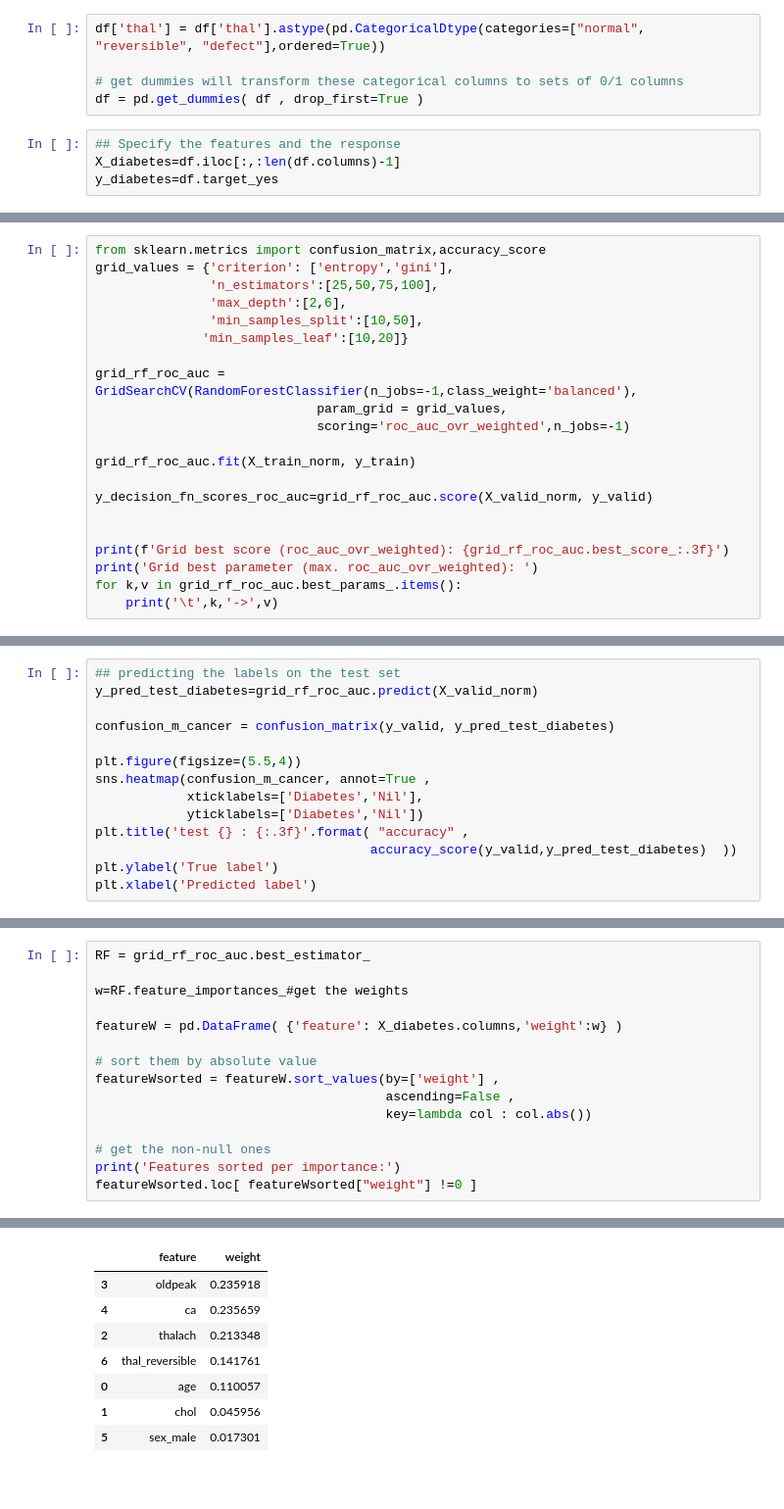
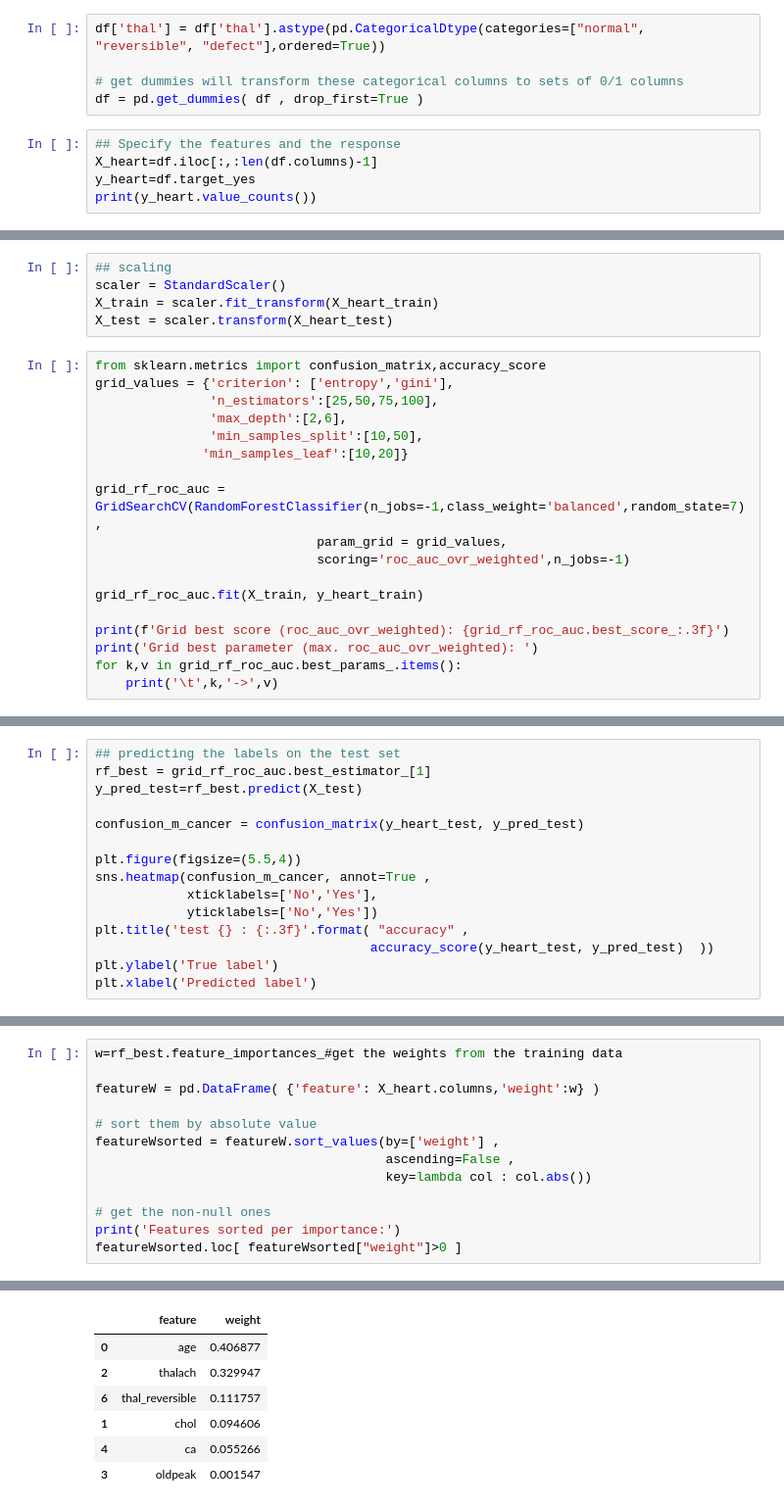
Before and after one commit to Subasree514/Machine_learning_projects, a Jupyter notebook: decison trees/Subasree_rf_heart_dataset.ipynb, the cells around one changed output, grey strips where cells are left out. Shown at 98% size. Cells and saved outputs as stored; diff of their text form; blank space fills up the shorter version.

```diff
--- a/decison trees/Subasree_rf_heart_dataset.ipynb
+++ b/decison trees/Subasree_rf_heart_dataset.ipynb
@@ -36,5 +36,6 @@ df['thal'] = df['thal'].astype(pd.CategoricalDtype(categories=["normal", "revers
 df = pd.get_dummies( df , drop_first=True )
 # %%
 ## Specify the features and the response
-X_diabetes=df.iloc[:,:len(df.columns)-1]
-y_diabetes=df.target_yes
+X_heart=df.iloc[:,:len(df.columns)-1]
+y_heart=df.target_yes
+print(y_heart.value_counts())
@@ -84,3 +78,8 @@ X_valid_norm = scaler.fit_transform(X_valid)
+# %%
+## scaling
+scaler = StandardScaler()
+X_train = scaler.fit_transform(X_heart_train)
+X_test = scaler.transform(X_heart_test)
 # %%
 from sklearn.metrics import confusion_matrix,accuracy_score
 grid_values = {'criterion': ['entropy','gini'],
@@ -89,14 +88,11 @@ grid_values = {'criterion': ['entropy','gini'],
                'min_samples_split':[10,50],
               'min_samples_leaf':[10,20]}
 
-grid_rf_roc_auc = GridSearchCV(RandomForestClassifier(n_jobs=-1,class_weight='balanced'),
+grid_rf_roc_auc = GridSearchCV(RandomForestClassifier(n_jobs=-1,class_weight='balanced',random_state=7),
                              param_grid = grid_values,
                              scoring='roc_auc_ovr_weighted',n_jobs=-1)
 
-grid_rf_roc_auc.fit(X_train_norm, y_train)
-
-y_decision_fn_scores_roc_auc=grid_rf_roc_auc.score(X_valid_norm, y_valid)
-
+grid_rf_roc_auc.fit(X_train, y_heart_train)
 
 print(f'Grid best score (roc_auc_ovr_weighted): {grid_rf_roc_auc.best_score_:.3f}')
 print('Grid best parameter (max. roc_auc_ovr_weighted): ')
@@ -113,15 +109,16 @@ Grid best parameter (max. roc_auc_ovr_weighted):
 # %%
 ## predicting the labels on the test set
-y_pred_test_diabetes=grid_rf_roc_auc.predict(X_valid_norm)
+rf_best = grid_rf_roc_auc.best_estimator_[1]
+y_pred_test=rf_best.predict(X_test)
 
-confusion_m_cancer = confusion_matrix(y_valid, y_pred_test_diabetes)
+confusion_m_cancer = confusion_matrix(y_heart_test, y_pred_test)
 
 plt.figure(figsize=(5.5,4))
 sns.heatmap(confusion_m_cancer, annot=True ,
-            xticklabels=['Diabetes','Nil'],
-            yticklabels=['Diabetes','Nil'])
+            xticklabels=['No','Yes'],
+            yticklabels=['No','Yes'])
 plt.title('test {} : {:.3f}'.format( "accuracy" ,
-                                    accuracy_score(y_valid,y_pred_test_diabetes)  ))
+                                    accuracy_score(y_heart_test, y_pred_test)  ))
 plt.ylabel('True label')
 plt.xlabel('Predicted label')
 # %% [output]
@@ -130,25 +127,22 @@ Text(0.5, 14.722222222222216, 'Predicted label')
 # %%
-RF = grid_rf_roc_auc.best_estimator_
+w=rf_best.feature_importances_#get the weights from the training data
 
-w=RF.feature_importances_#get the weights
-
-featureW = pd.DataFrame( {'feature': X_diabetes.columns,'weight':w} )
+featureW = pd.DataFrame( {'feature': X_heart.columns,'weight':w} )
 
 # sort them by absolute value
 featureWsorted = featureW.sort_values(by=['weight'] ,
                                       ascending=False ,
                                       key=lambda col : col.abs())
 
 # get the non-null ones
 print('Features sorted per importance:')
-featureWsorted.loc[ featureWsorted["weight"] !=0 ]
+featureWsorted.loc[ featureWsorted["weight"]>0 ]
 # %% [output]
 Features sorted per importance:
 |  | feature | weight |
-| 3 | oldpeak | 0.235918 |
-| 4 | ca | 0.235659 |
-| 2 | thalach | 0.213348 |
-| 6 | thal_reversible | 0.141761 |
-| 0 | age | 0.110057 |
-| 1 | chol | 0.045956 |
-| 5 | sex_male | 0.017301 |
+| 0 | age | 0.406877 |
+| 2 | thalach | 0.329947 |
+| 6 | thal_reversible | 0.111757 |
+| 1 | chol | 0.094606 |
+| 4 | ca | 0.055266 |
+| 3 | oldpeak | 0.001547 |
```
Also changed, not shown: parts of 14 cells of this notebook, 1 other file.
